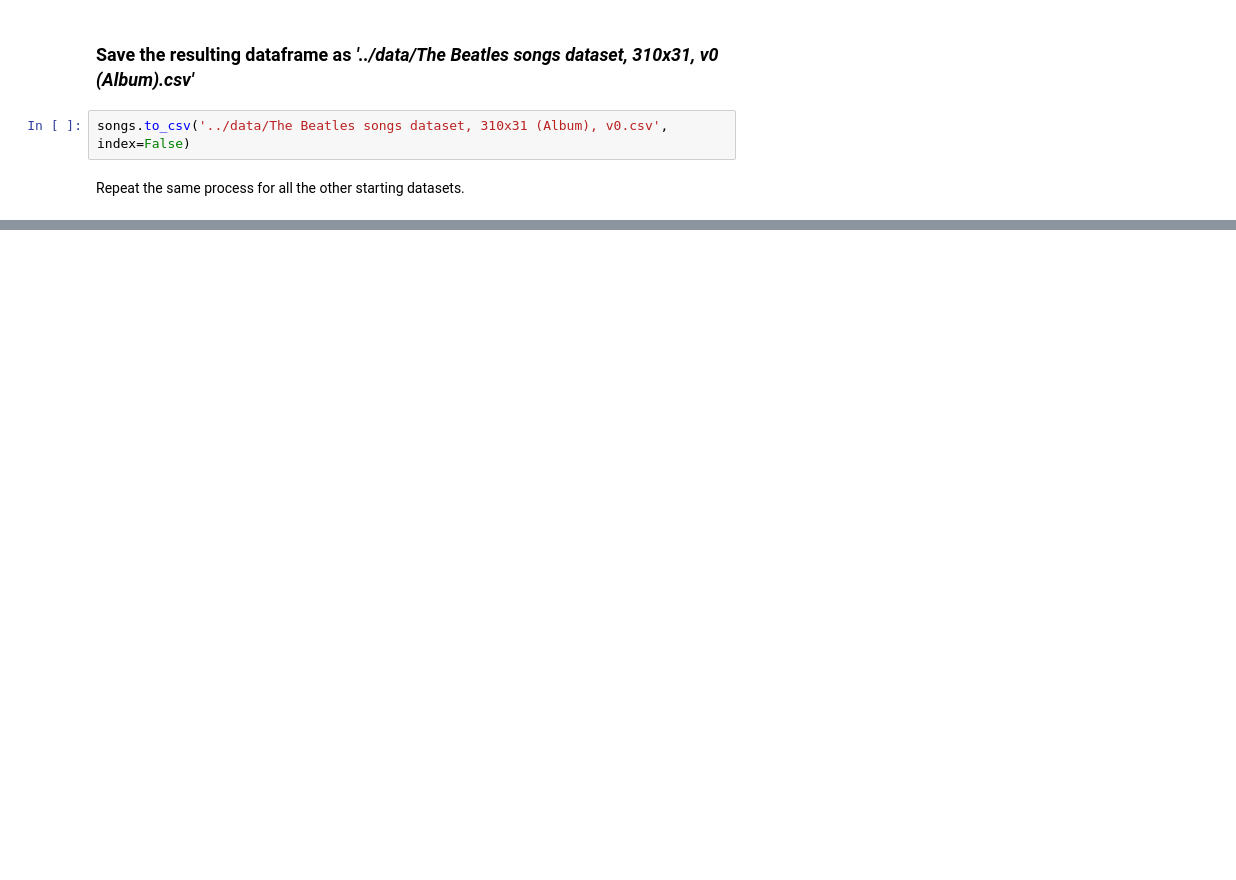
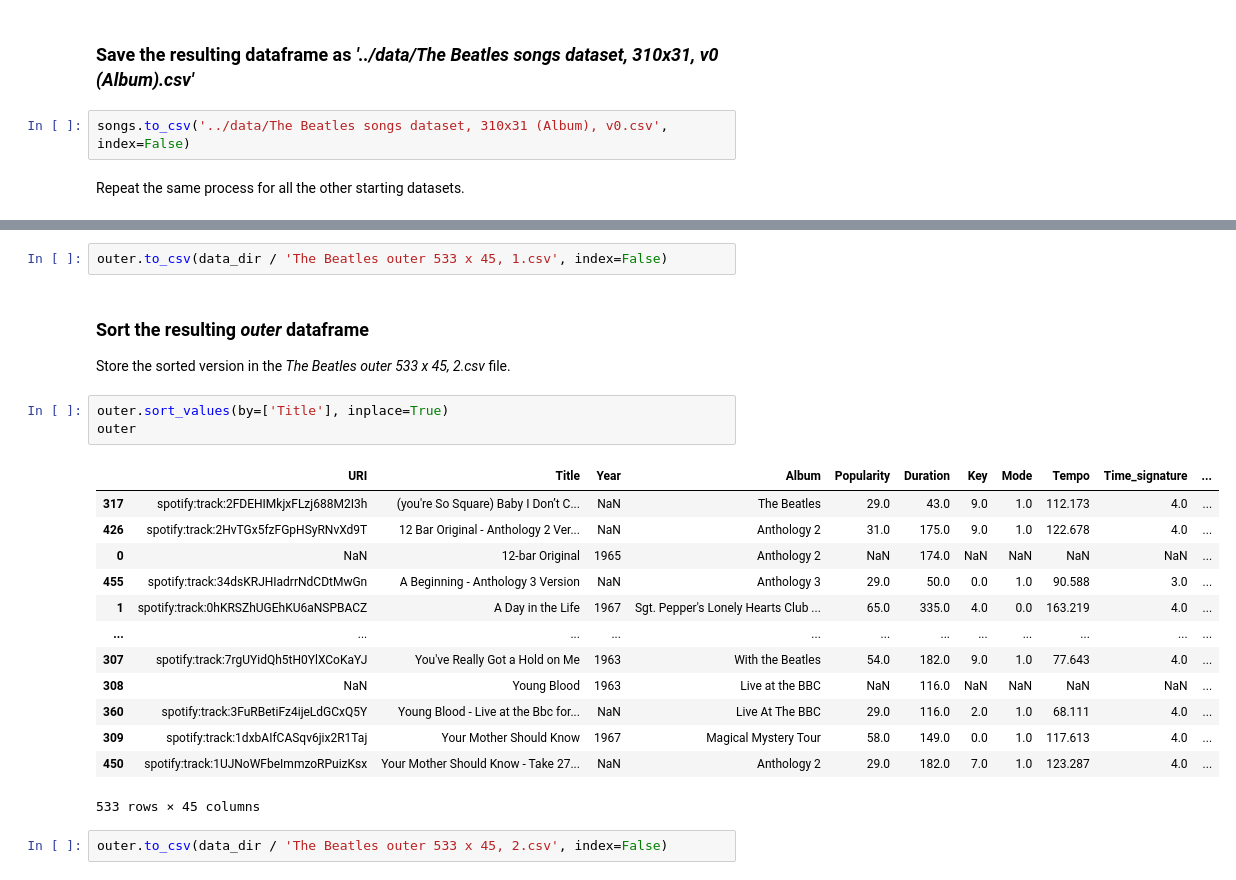
Before and after one commit to devedzic/spotipy-getting-started, a Jupyter notebook: notebooks/crafting_The_Beatles_songs_dataset.ipynb, the cells around one changed output, grey strips where cells are left out. Cells and saved outputs as stored; diff of their text form; blank space fills up the shorter version.

Commit message:
Crafting the first complete version of the dataset.

```diff
--- a/notebooks/crafting_The_Beatles_songs_dataset.ipynb
+++ b/notebooks/crafting_The_Beatles_songs_dataset.ipynb
@@ -253,0 +599,24 @@ Compile all tracks that do not appear on official albums and were not released a
+# %%
+outer.to_csv(data_dir / 'The Beatles outer 533 x 45, 1.csv', index=False)
+# %% [markdown]
+### Sort the resulting *outer* dataframe
+Store the sorted version in the *The Beatles outer 533 x 45, 2.csv* file.
+# %%
+outer.sort_values(by=['Title'], inplace=True)
+outer
+# %% [output]
+|  | URI | Title | Year | Album | Popularity | Duration | Key | Mode | Tempo | Time_signature | ... |
+| 317 | spotify:track:2FDEHIMkjxFLzj688M2I3h | (you're So Square) Baby I Don’t C... | NaN | The Beatles | 29.0 | 43.0 | 9.0 | 1.0 | 112.173 | 4.0 | ... |
+| 426 | spotify:track:2HvTGx5fzFGpHSyRNvXd9T | 12 Bar Original - Anthology 2 Ver... | NaN | Anthology 2 | 31.0 | 175.0 | 9.0 | 1.0 | 122.678 | 4.0 | ... |
+| 0 | NaN | 12-bar Original | 1965 | Anthology 2 | NaN | 174.0 | NaN | NaN | NaN | NaN | ... |
+| 455 | spotify:track:34dsKRJHIadrrNdCDtMwGn | A Beginning - Anthology 3 Version | NaN | Anthology 3 | 29.0 | 50.0 | 0.0 | 1.0 | 90.588 | 3.0 | ... |
+| 1 | spotify:track:0hKRSZhUGEhKU6aNSPBACZ | A Day in the Life | 1967 | Sgt. Pepper's Lonely Hearts Club ... | 65.0 | 335.0 | 4.0 | 0.0 | 163.219 | 4.0 | ... |
+| ... | ... | ... | ... | ... | ... | ... | ... | ... | ... | ... | ... |
+| 307 | spotify:track:7rgUYidQh5tH0YlXCoKaYJ | You've Really Got a Hold on Me | 1963 | With the Beatles | 54.0 | 182.0 | 9.0 | 1.0 | 77.643 | 4.0 | ... |
+| 308 | NaN | Young Blood | 1963 | Live at the BBC | NaN | 116.0 | NaN | NaN | NaN | NaN | ... |
+| 360 | spotify:track:3FuRBetiFz4ijeLdGCxQ5Y | Young Blood - Live at the Bbc for... | NaN | Live At The BBC | 29.0 | 116.0 | 2.0 | 1.0 | 68.111 | 4.0 | ... |
+| 309 | spotify:track:1dxbAIfCASqv6jix2R1Taj | Your Mother Should Know | 1967 | Magical Mystery Tour | 58.0 | 149.0 | 0.0 | 1.0 | 117.613 | 4.0 | ... |
+| 450 | spotify:track:1UJNoWFbeImmzoRPuizKsx | Your Mother Should Know - Take 27... | NaN | Anthology 2 | 29.0 | 182.0 | 7.0 | 1.0 | 123.287 | 4.0 | ... |
+533 rows × 45 columns
+# %%
+outer.to_csv(data_dir / 'The Beatles outer 533 x 45, 2.csv', index=False)
```
Also changed, not shown: parts of 42 cells of this notebook, 2 other files.
